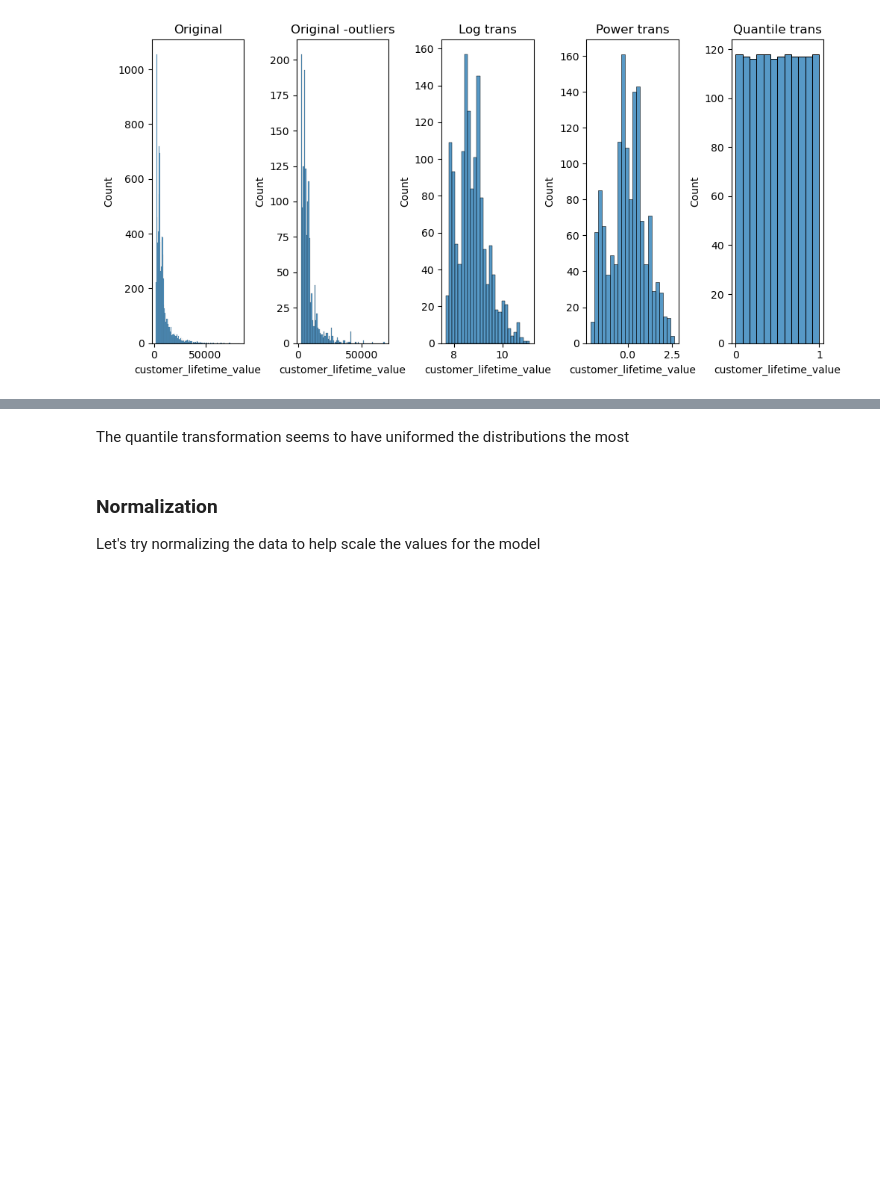
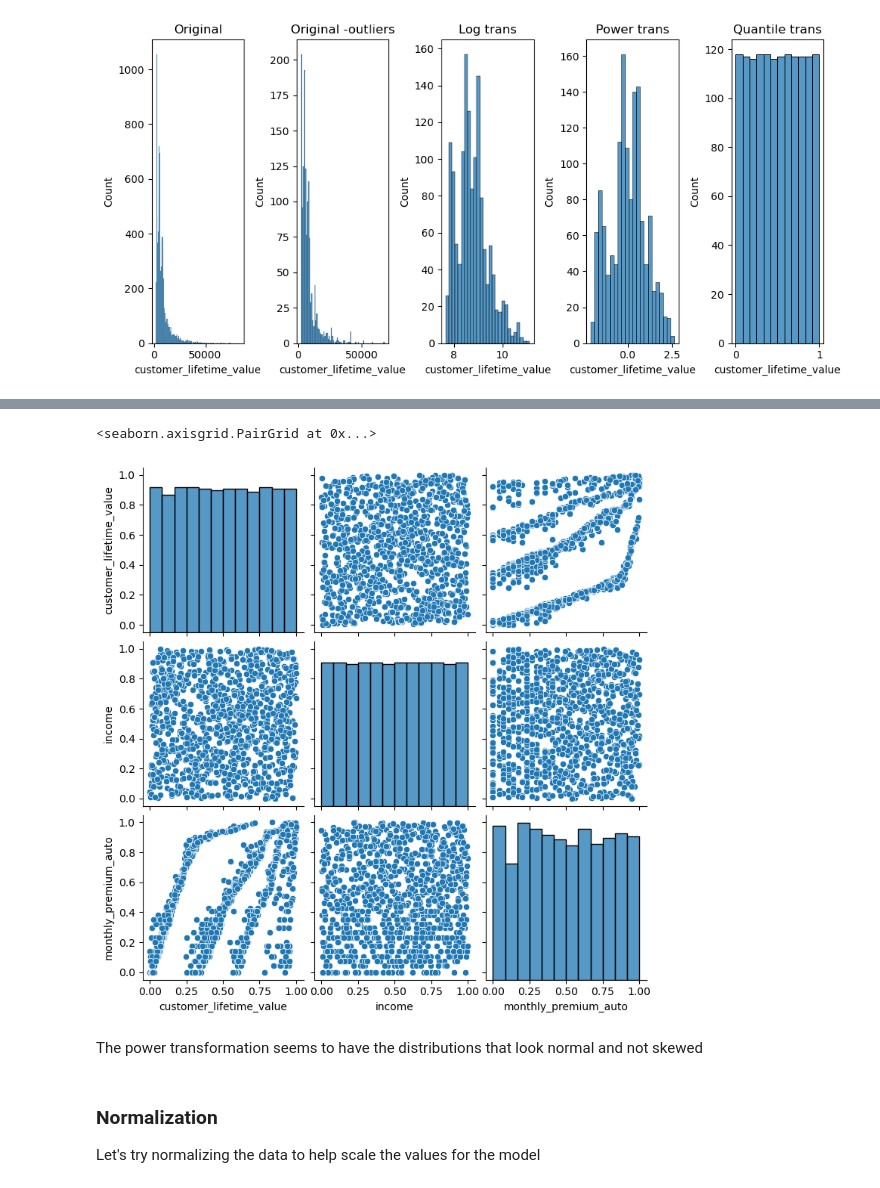
Before and after one commit to ralphmartynward/ironhack_01_lab-customer-analysis-final-round, a Jupyter notebook: solution.ipynb, the cells around one changed output, grey strips where cells are left out. Cells and saved outputs as stored; diff of their text form; code cells hidden in the pictures; blank space fills up the shorter version.

```diff
--- a/solution.ipynb
+++ b/solution.ipynb
@@ -204,5 +225,11 @@ plt.show()
+# %%
+quantilenumerical2_df = pd.DataFrame(X_train_transformedQuantile, columns=X.columns)
+sns.pairplot(quantilenumerical2_df, diag_kind='hist')
+# %% [output]
+<seaborn.axisgrid.PairGrid at 0x...>
+[figure, added]
 # %% [markdown]
-The quantile transformation seems to have uniformed the distributions the most
+The power transformation seems to have the distributions that look normal and not skewed
 # %% [markdown]
 ### Normalization
 Let's try normalizing the data to help scale the values for the model
```
Also changed, not shown: parts of 9 cells of this notebook.
